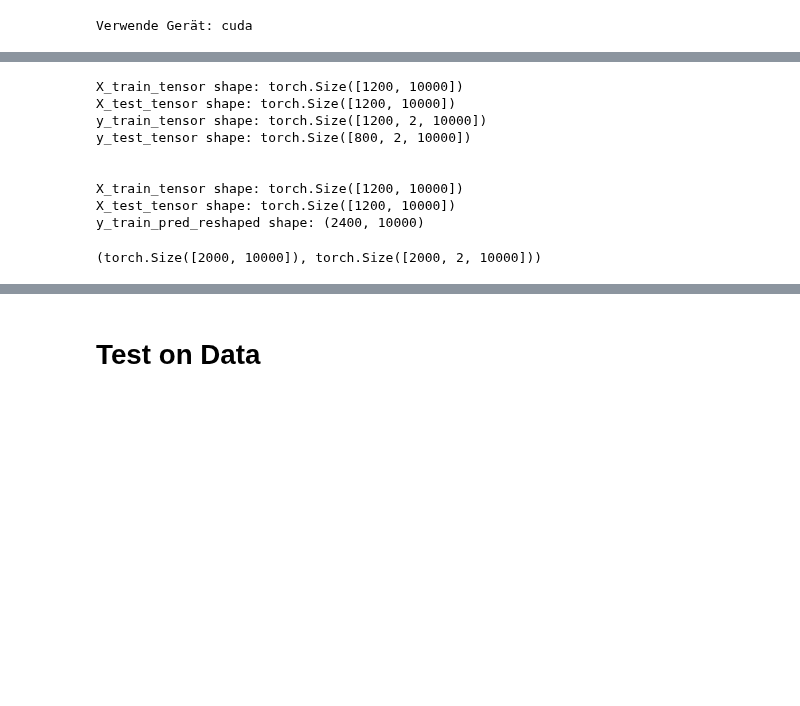
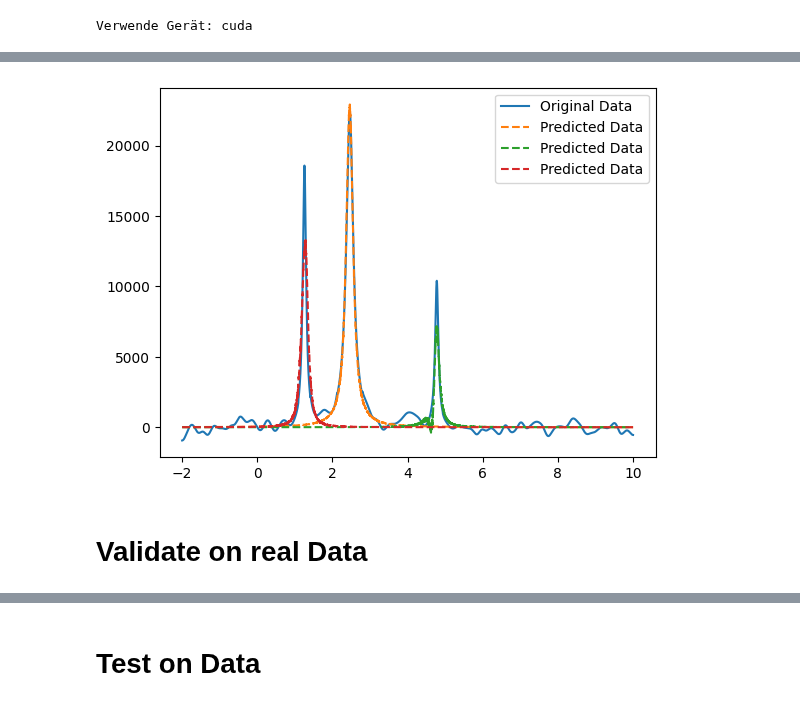
Before and after one commit to RATFIVE/MoinCC-AI4metabolomics, a Jupyter notebook: NMRQNet/ImplementingNeuralNetwork.ipynb, the cells around one changed output, grey strips where cells are left out. Cells and saved outputs as stored; diff of their text form; code cells hidden in the pictures; blank space fills up the shorter version.

```diff
--- a/NMRQNet/ImplementingNeuralNetwork.ipynb
+++ b/NMRQNet/ImplementingNeuralNetwork.ipynb
@@ -475,7 +485,7 @@ class MultiLayerPerceptron(nn.Module):
         self.hidden_1 = nn.Linear(input_size, hidden_size)
         self.hidden_2 = nn.Linear(hidden_size, int(hidden_size/2))
         self.hidden_3 = nn.Linear(int(hidden_size/2), hidden_size)
-        self.output = nn.Linear(hidden_size, output_size)
+        self.output = nn.Linear(hidden_size, output_size*len(pyruvate_list))
         self.activation=nn.ReLU()
 
     def forward(self, x):
@@ -501,14 +518,17 @@ optimizer = optim.Adam(model.parameters(), lr=0.001)
 # %%
 # Training function
-def train_model(model, X_train, y_train, criterion, optimizer, epochs):
+def train_model(model, data_train_tensor, target_train_tensor, criterion, optimizer, epochs, device):
     model.train()
+    model.to(device)
+    data_train_tensor = data_train_tensor.to(device)
+    target_train_tensor = target_train_tensor.to(device)
 
     for epoch in range(epochs):
-        y_train_pred = model(X_train)
+        target_train_pred = model(data_train_tensor)
         optimizer.zero_grad()
-        # print(y_train_pred.shape)
-        # print(y_train.shape)
-        train_loss = criterion(y_train_pred.unsqueeze(1), y_train)
+        # print(target_train_pred.shape)
+        # print(target_train_tensor.shape)
+        train_loss = criterion(target_train_pred, target_train_tensor.reshape(target_train_tensor.shape[0], -1))
 
         train_loss.backward()
 
@@ -517,5 +537,5 @@ def train_model(model, X_train, y_train, criterion, optimizer, epochs):
         if (epoch % 100==99):
             print("Epoch: %d, loss: %1.5f" % (epoch, train_loss.item()))
 # %%
-train_model(model, data_train_tensor, target_train_tensor, criterion, optimizer, epochs)
+train_model(model, data_train_tensor, target_train_tensor, criterion, optimizer, epochs, device)
 # %% [output]
@@ -541,3 +601,37 @@ def predict(model, X):
+# %%
+# bring the data back to the cpu
+data_train_tensor = data_train_tensor.to("cpu")
+data_test_tensor = data_test_tensor.to("cpu")
+target_train_tensor = target_train_tensor.to("cpu")
+target_test_tensor = target_test_tensor.to("cpu")
+
+# scale the data back
+data_train = data_scaler.inverse_transform(data_train_tensor)
+data_test = data_scaler.inverse_transform(data_test_tensor)
+target_train = target_scaler.inverse_transform(target_train_tensor.reshape(target_train_tensor.shape[0], -1))
+target_test = target_scaler.inverse_transform(target_test_tensor.reshape(target_test_tensor.shape[0], -1))
+
+
+# reshape the data back
+data_train = data_train.reshape(data_train.shape[0], -1)
+data_test = data_test_tensor.reshape(data_test.shape[0], -1)
+target_train = target_train.reshape(target_train.shape[0],3, -1)
+target_test = target_test.reshape(target_test.shape[0],3, -1)
+
+n = 4
+# plot the data
+plt.plot(x, data_train[n, :], '-', label='Original Data')
+for i in range(target_train_pred.shape[1]):
+
+    plt.plot(x, target_train_pred[n, i, :], '--', label='Predicted Data')
+
+
+plt.legend()
+plt.show()
+# %% [output]
+[figure, added]
+# %% [markdown]
+# Validate on real Data
 # %%
 # Use a dataframe to collect general evaluation results
 results = pd.DataFrame()
@@ -560,32 +654,3 @@ def add_regression_eval(results, algorithm, y_train, y_train_pred, y_test, y_tes
             "params": num_params
         }])], ignore_index=True)
     return results
-# %%
-
-
-# Vorhersagen und Rückskalierung
-y_train_pred = predict(model, data_train).view(-1,2, 10000).cpu().detach().numpy()
-y_test_pred = predict(model, X_train_tensor).view(-1,2, 10000).cpu().detach().numpy()
-
-print(f'X_train_tensor shape: {X_train_tensor.shape}')
-print(f'X_test_tensor shape: {X_train_tensor.shape}')
-# Rückskalieren der Vorhersagen
-y_train_pred_reshaped = y_train_pred.reshape(-1, 10000)
-y_test_pred_reshaped = y_test_pred.reshape(-1, 10000)
-print(f'y_train_pred_reshaped shape: {y_train_pred_reshaped.shape}')
-y_train_pred_rescaled = y_scaler.inverse_transform(y_train_pred_reshaped)
-y_test_pred_rescaled = y_scaler.inverse_transform(y_test_pred_reshaped)
-# %% [output]
-X_train_tensor shape: torch.Size([1200, 10000])
-X_test_tensor shape: torch.Size([1200, 10000])
-y_train_tensor shape: torch.Size([1200, 2, 10000])
-y_test_tensor shape: torch.Size([800, 2, 10000])
-
-
-X_train_tensor shape: torch.Size([1200, 10000])
-X_test_tensor shape: torch.Size([1200, 10000])
-y_train_pred_reshaped shape: (2400, 10000)
-# %%
-data.shape, target.shape
-# %% [output]
-(torch.Size([2000, 10000]), torch.Size([2000, 2, 10000]))
```
Also changed, not shown: parts of 17 cells of this notebook.
